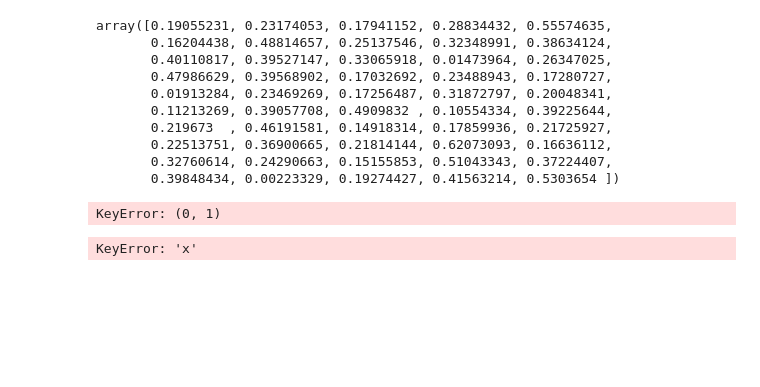
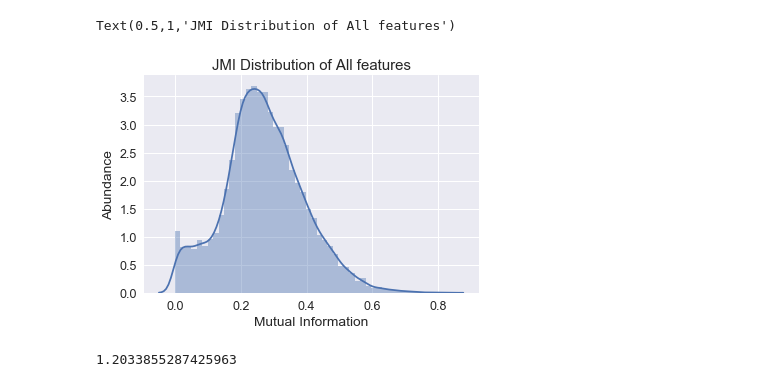
Before and after one commit to Naghipourfar/Feature-Selection, a Jupyter notebook: model/data_analysing.ipynb, the cells around one changed output. Drawn from its saved outputs; the diff is of its cells as text; code cells hidden in the pictures; blank space fills up the shorter version.

Commit message:
Update Data Analysis

```diff
--- a/model/data_analysing.ipynb
+++ b/model/data_analysing.ipynb
@@ -69,23 +61,24 @@ for disease in diseases:
     try:
         k = 20 # Number of Variables for Heatmap
         cols = corr_matrix.nlargest(k, disease)[disease].index
+        print(cols)
         # cols = corr_matrix.nlargest(k, '').index
-        cm = np.corrcoef(data_with_categories[cols].values.T)
-        sns.set(font_scale=1.25)
-        plt.subplots(figsize=(15,15))
-        hm = sns.heatmap(cm, cbar=True, annot=True, square=True, fmt='.2f', annot_kws={'size': 13},
-                         yticklabels=cols.values, xticklabels=cols.values)
-        plt.yticks(rotation=0)
+#         cm = np.corrcoef(data_with_categories[cols].values.T)
+#         sns.set(font_scale=1.25)
+#         plt.subplots(figsize=(15,15))
+#         hm = sns.heatmap(cm, cbar=True, annot=True, square=True, fmt='.2f', annot_kws={'size': 13},
+#                          yticklabels=cols.values, xticklabels=cols.values)
+#         plt.yticks(rotation=0)
         # plt.figure(figsize=(20, 20))
     #     plt.show()
-        plt.savefig('./Heatmaps/{0}.png'.format(disease))
-        plt.close()
+#         plt.savefig('./Heatmaps/{0}.png'.format(disease))
+#         plt.close()
     except:
         continue
 # %%
-mutual_matrix_y = mutual_info_classif(x_train, labels['disease'])
-mutual_matrix_x = mutual_info_classif(x_train, )
-mutual_matrix
+# mutual_matrix_y = mutual_info_classif(x_train, labels['disease'])
+# mutual_matrix_x = mutual_info_classif(x_train, )
+# mutual_matrix
 # sns.set(font_scale=1.25)
 # plt.subplots(figsize=(15,15))
 # hm = sns.heatmap(mutual_matrix, cbar=True, annot=True, square=True, fmt='.2f', annot_kws={'size': 13},
@@ -93,15 +86,4 @@ mutual_matrix
 # plt.yticks(rotation=0)
 # plt.figure(figsize=(20, 20))
 # plt.show()
-# %% [output]
-array([0.19055231, 0.23174053, 0.17941152, 0.28834432, 0.55574635,
-       0.16204438, 0.48814657, 0.25137546, 0.32348991, 0.38634124,
-       0.40110817, 0.39527147, 0.33065918, 0.01473964, 0.26347025,
-       0.47986629, 0.39568902, 0.17032692, 0.23488943, 0.17280727,
-       0.01913284, 0.23469269, 0.17256487, 0.31872797, 0.20048341,
-       0.11213269, 0.39057708, 0.4909832 , 0.10554334, 0.39225644,
-       0.219673  , 0.46191581, 0.14918314, 0.17859936, 0.21725927,
-       0.22513751, 0.36900665, 0.21814144, 0.62073093, 0.16636112,
-       0.32760614, 0.24290663, 0.15155853, 0.51043343, 0.37224407,
-       0.39848434, 0.00223329, 0.19274427, 0.41563214, 0.5303654 ])
 # %%
@@ -131,21 +113,27 @@ for i in range(x_train.shape[1]):
 # %%
-labels.columns = ['disease']
-x_train.columns =
-data_to_plot = pd.concat([x_train[0, 1], labels], axis=1)
-# a.head(250)
+# labels.columns = ['disease']
+# x_train.columns =
+# data_to_plot = pd.concat([x_train[0, 1], labels], axis=1)
+# # a.head(250)
-# %% [output]
-KeyError: (0, 1)
 # %%
-for label in labels['disease'].value_counts().index:
+# for label in labels['disease'].value_counts().index:
 
-    for l, row in data_to_plot.loc[data_to_plot['disease']==label,:].iterrows():
+#     for l, row in data_to_plot.loc[data_to_plot['disease']==label,:].iterrows():
 
-        #add the data point as text
-        plt.annotate(row['disease'],
-                     (row['x'], row['y']),
-                     horizontalalignment='center',
-                     verticalalignment='center',
-                     size=11)
-sns.swarmplot(x="x", y="y", data=data_to_plot, linewidth=0.1)
+#         #add the data point as text
+#         plt.annotate(row['disease'],
+#                      (row['x'], row['y']),
+#                      horizontalalignment='center',
+#                      verticalalignment='center',
+#                      size=11)
+# sns.swarmplot(x="x", y="y", data=data_to_plot, linewidth=0.1)
-# %% [output]
-KeyError: 'x'
+# %%
+mi_f_d = pd.read_csv('../Results/MI_F_D.csv', header=None)
+# %%
+sns.distplot(mi_f_d)
+plt.xlabel('Mutual Information')
+plt.ylabel('Abundance')
+plt.title('JMI Distribution of All features')
+# %% [output]
+Text(0.5,1,'JMI Distribution of All features')
+[figure, added]
@@ -151,0 +143,4 @@ KeyError: 'x'
+# %%
+mutual_info_score(x_train[0], x_train[1])
+# %% [output]
+1.2033855287425963
```
Also changed, not shown: parts of 15 cells of this notebook, 1 other file.
